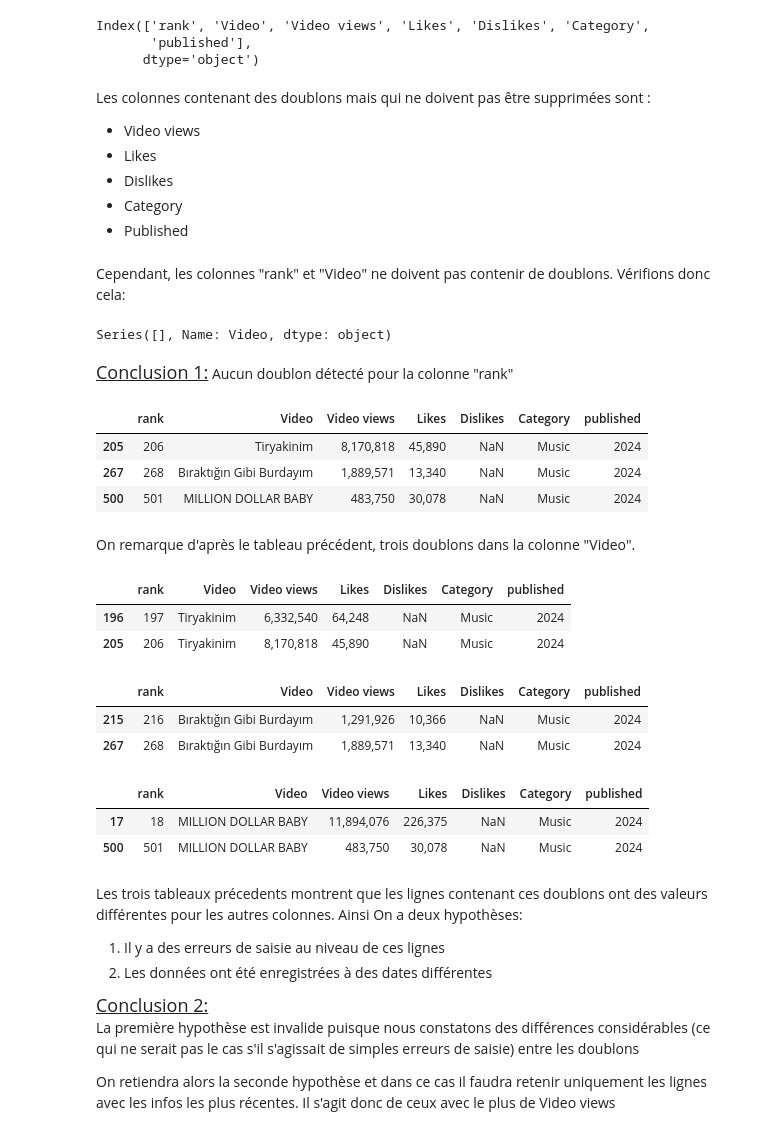
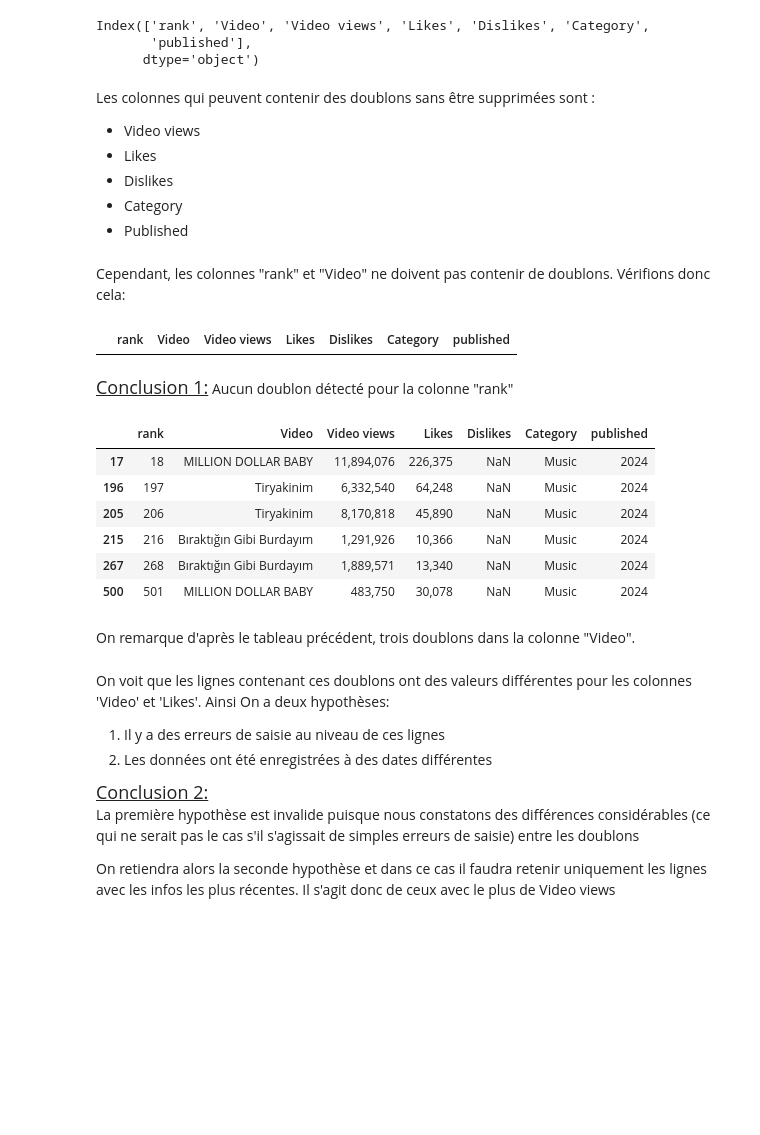
Before and after one commit to chanwinharold/Youtube_Data_Project, a Jupyter notebook: notebooks/01_exploration.ipynb, the cells around one changed output. Cells and saved outputs as stored; diff of their text form; code cells hidden in the pictures; blank space fills up the shorter version.

```diff
--- a/notebooks/01_exploration.ipynb
+++ b/notebooks/01_exploration.ipynb
@@ -78,7 +71,7 @@ Index(['rank', 'Video', 'Video views', 'Likes', 'Dislikes', 'Category',
        'published'],
       dtype='object')
 # %% [markdown]
-<p>Les colonnes contenant des doublons mais qui ne doivent pas être supprimées sont :</p>
+<p>Les colonnes qui peuvent contenir des doublons sans être supprimées sont :</p>
 <ul>
     <li>Video views</li>
     <li>Likes</li>
@@ -92,44 +85,28 @@ Index(['rank', 'Video', 'Video views', 'Likes', 'Dislikes', 'Category',
     Vérifions donc cela:
 </p>
 # %%
-dataDoublonRank = data.loc[data["rank"].duplicated() == True, "Video"]
-print(dataDoublonRank)
+data.loc[data["rank"].duplicated(keep=False), ]
 # %% [output]
-Series([], Name: Video, dtype: object)
+|  | rank | Video | Video views | Likes | Dislikes | Category | published |
 # %% [markdown]
 <p><span style="text-decoration: underline; font-size: 18px;">
 Conclusion 1:</span> Aucun doublon détecté pour la colonne "rank"</p>
 # %%
-data.loc[data["Video"].duplicated() == True, ]
+data.loc[data["Video"].duplicated(keep=False), ]
 # %% [output]
 |  | rank | Video | Video views | Likes | Dislikes | Category | published |
+| 17 | 18 | MILLION DOLLAR BABY | 11,894,076 | 226,375 | NaN | Music | 2024 |
+| 196 | 197 | Tiryakinim | 6,332,540 | 64,248 | NaN | Music | 2024 |
 | 205 | 206 | Tiryakinim | 8,170,818 | 45,890 | NaN | Music | 2024 |
+| 215 | 216 | Bıraktığın Gibi Burdayım | 1,291,926 | 10,366 | NaN | Music | 2024 |
 | 267 | 268 | Bıraktığın Gibi Burdayım | 1,889,571 | 13,340 | NaN | Music | 2024 |
 | 500 | 501 | MILLION DOLLAR BABY | 483,750 | 30,078 | NaN | Music | 2024 |
 # %% [markdown]
 <p>On remarque d'après le tableau précédent, trois doublons dans la colonne "Video".</p>
-# %%
-data.loc[data["Video"] == "Tiryakinim", ]
-# %% [output]
-|  | rank | Video | Video views | Likes | Dislikes | Category | published |
-| 196 | 197 | Tiryakinim | 6,332,540 | 64,248 | NaN | Music | 2024 |
-| 205 | 206 | Tiryakinim | 8,170,818 | 45,890 | NaN | Music | 2024 |
-# %%
-data.loc[data["Video"] == "Bıraktığın Gibi Burdayım", ]
-# %% [output]
-|  | rank | Video | Video views | Likes | Dislikes | Category | published |
-| 215 | 216 | Bıraktığın Gibi Burdayım | 1,291,926 | 10,366 | NaN | Music | 2024 |
-| 267 | 268 | Bıraktığın Gibi Burdayım | 1,889,571 | 13,340 | NaN | Music | 2024 |
-# %%
-data.loc[data["Video"] == "MILLION DOLLAR BABY", ]
-# %% [output]
-|  | rank | Video | Video views | Likes | Dislikes | Category | published |
-| 17 | 18 | MILLION DOLLAR BABY | 11,894,076 | 226,375 | NaN | Music | 2024 |
-| 500 | 501 | MILLION DOLLAR BABY | 483,750 | 30,078 | NaN | Music | 2024 |
 # %% [markdown]
 <p>
-    Les trois tableaux précedents montrent que les lignes contenant ces doublons ont des
-    valeurs différentes pour les autres colonnes. Ainsi On a deux hypothèses:
+    On voit que les lignes contenant ces doublons ont des
+    valeurs différentes pour les colonnes 'Video' et 'Likes'. Ainsi On a deux hypothèses:
 </p>
 <ol>
     <li>Il y a des erreurs de saisie au niveau de ces lignes</li>
```
Also changed, not shown: parts of 2 cells of this notebook, 13 other files.
